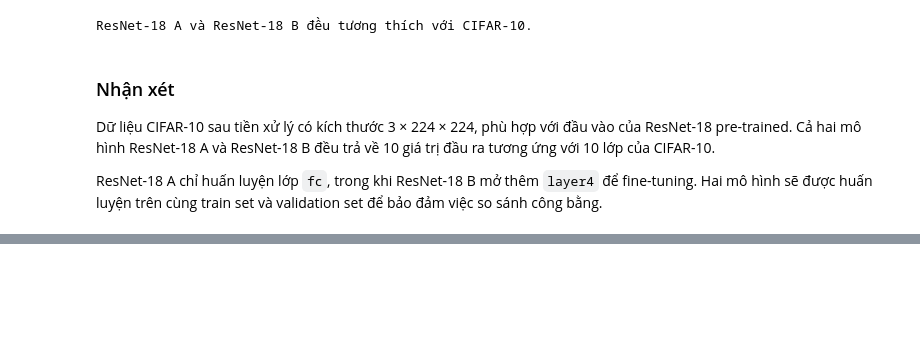
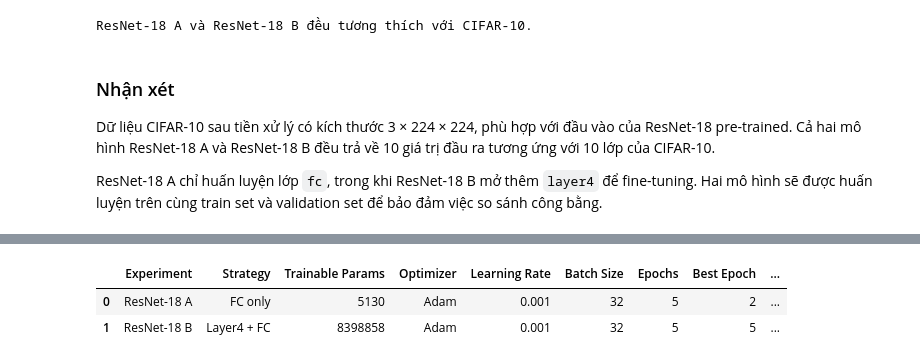
Before and after one commit to tanlen06-debug/UTH-Deep-Learning-nhom2, a Jupyter notebook: Practice_2/notebooks/02_resnet18.ipynb, the cells around one changed output, grey strips where cells are left out. Saved outputs shown, nothing was run; the diff lists cells and outputs as text; code cells hidden in the pictures; blank space fills up the shorter version.

```diff
--- a/Practice_2/notebooks/02_resnet18.ipynb
+++ b/Practice_2/notebooks/02_resnet18.ipynb
@@ -479,0 +568,35 @@ ResNet-18 A chỉ huấn luyện lớp `fc`, trong khi ResNet-18 B mở thêm `l
+# %%
+import pandas as pd
+
+comparison_df = pd.DataFrame([
+    {
+        "Experiment": "ResNet-18 A",
+        "Strategy": "FC only",
+        "Trainable Params": 5130,
+        "Optimizer": "Adam",
+        "Learning Rate": 0.001,
+        "Batch Size": 32,
+        "Epochs": 5,
+        "Best Epoch": best_epoch_a,
+        "Best Val Accuracy (%)": best_val_acc_a,
+        "Training Time (s)": training_time_a
+    },
+    {
+        "Experiment": "ResNet-18 B",
+        "Strategy": "Layer4 + FC",
+        "Trainable Params": 8398858,
+        "Optimizer": "Adam",
+        "Learning Rate": 0.001,
+        "Batch Size": 32,
+        "Epochs": 5,
+        "Best Epoch": best_epoch_b,
+        "Best Val Accuracy (%)": best_val_acc_b,
+        "Training Time (s)": training_time_b
+    }
+])
+
+comparison_df
+# %% [output]
+|  | Experiment | Strategy | Trainable Params | Optimizer | Learning Rate | Batch Size | Epochs | Best Epoch | ... |
+| 0 | ResNet-18 A | FC only | 5130 | Adam | 0.001 | 32 | 5 | 2 | ... |
+| 1 | ResNet-18 B | Layer4 + FC | 8398858 | Adam | 0.001 | 32 | 5 | 5 | ... |
```
Also changed, not shown: parts of 15 cells of this notebook.
